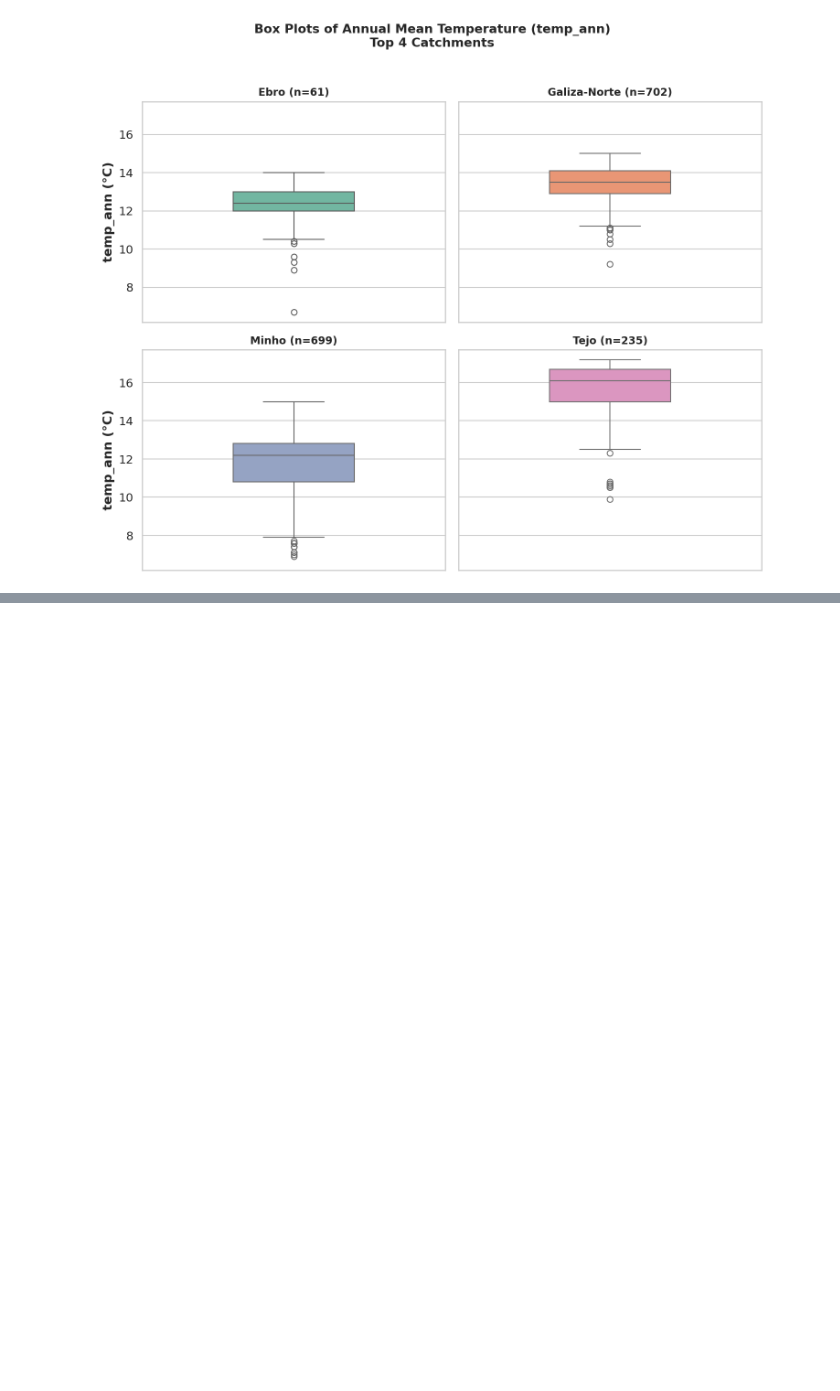
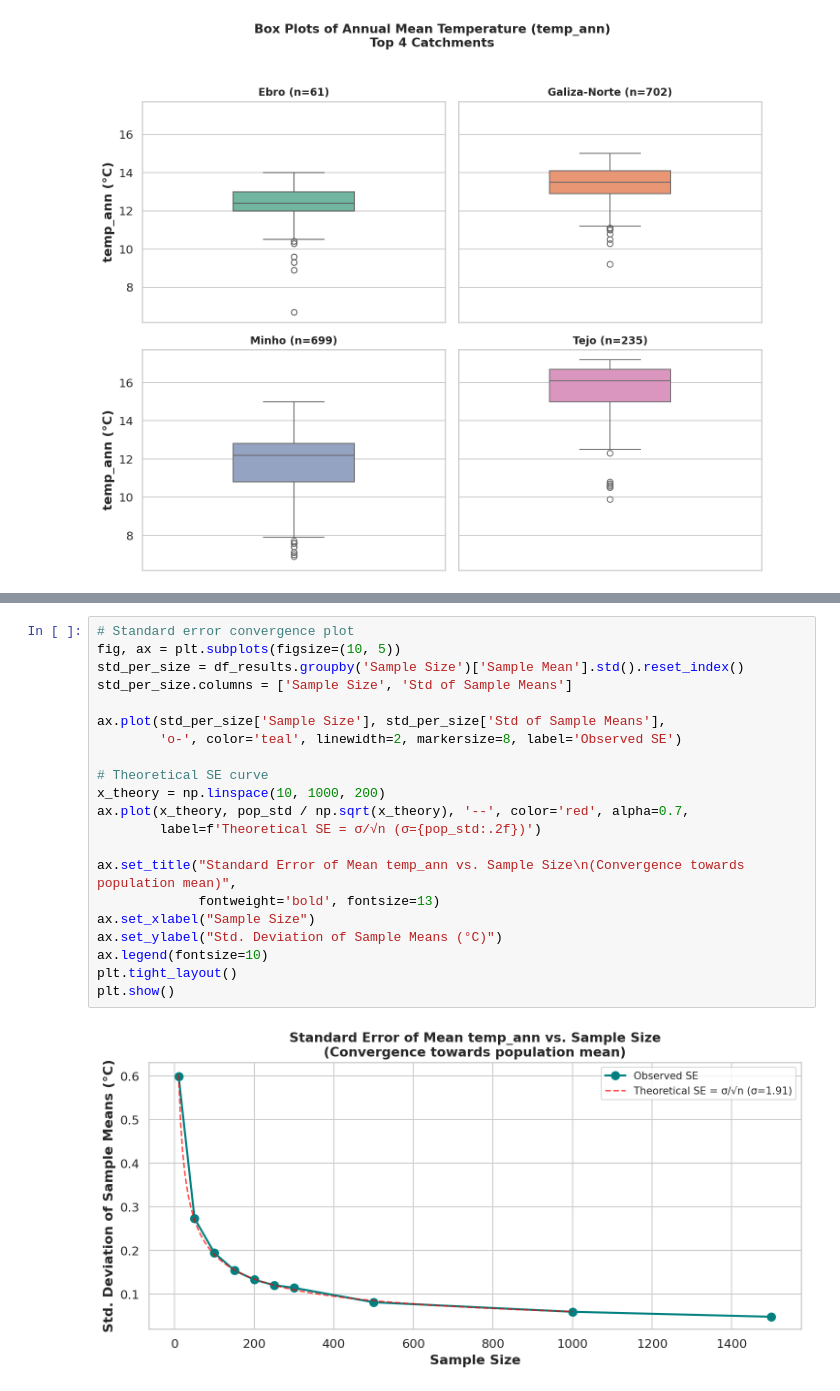
Before and after one commit to dgonzales1222/greends_avcad_exercises, a Jupyter notebook: exercise_03/CaseStudy1_univariate_analysis_visuals.ipynb, the cells around one changed output, grey strips where cells are left out. Cells and saved outputs as stored; diff of their text form; blank space fills up the shorter version.

```diff
--- a/exercise_03/CaseStudy1_univariate_analysis_visuals.ipynb
+++ b/exercise_03/CaseStudy1_univariate_analysis_visuals.ipynb
@@ -710,0 +769,23 @@ plt.show()
+# %%
+# Standard error convergence plot
+fig, ax = plt.subplots(figsize=(10, 5))
+std_per_size = df_results.groupby('Sample Size')['Sample Mean'].std().reset_index()
+std_per_size.columns = ['Sample Size', 'Std of Sample Means']
+
+ax.plot(std_per_size['Sample Size'], std_per_size['Std of Sample Means'],
+        'o-', color='teal', linewidth=2, markersize=8, label='Observed SE')
+
+# Theoretical SE curve
+x_theory = np.linspace(10, 1000, 200)
+ax.plot(x_theory, pop_std / np.sqrt(x_theory), '--', color='red', alpha=0.7,
+        label=f'Theoretical SE = σ/√n (σ={pop_std:.2f})')
+
+ax.set_title("Standard Error of Mean temp_ann vs. Sample Size\n(Convergence towards population mean)",
+             fontweight='bold', fontsize=13)
+ax.set_xlabel("Sample Size")
+ax.set_ylabel("Std. Deviation of Sample Means (°C)")
+ax.legend(fontsize=10)
+plt.tight_layout()
+plt.show()
+# %% [output]
+[figure, added]
```
Also changed, not shown: parts of 7 cells of this notebook.
